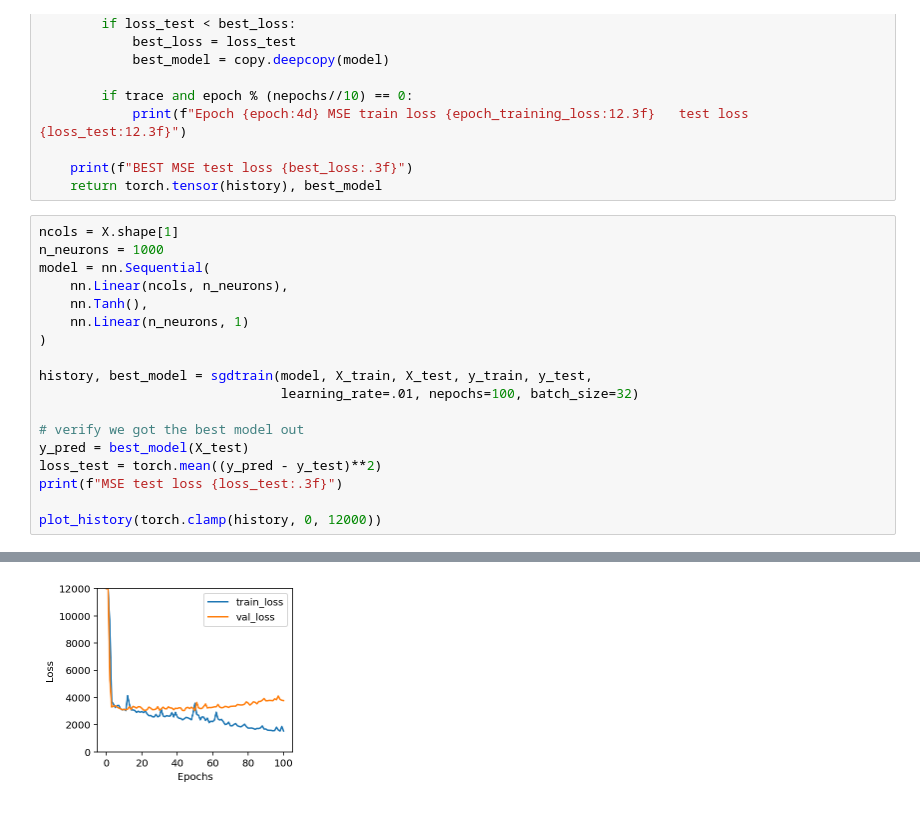
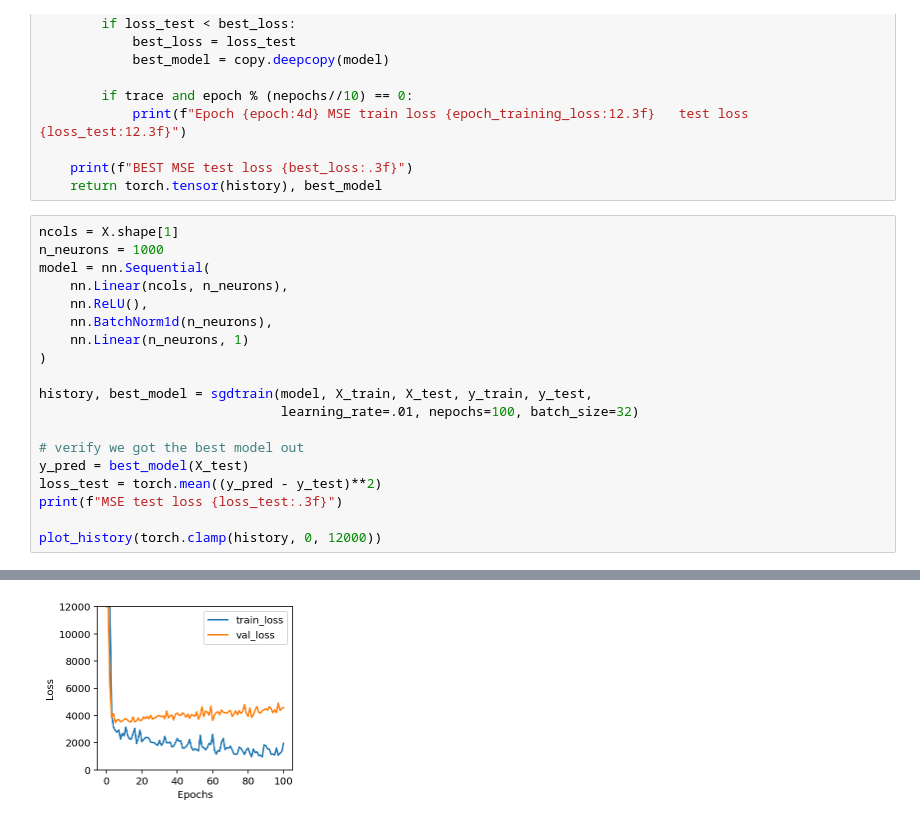
Before and after one commit to parrt/fundamentals-of-deep-learning, a Jupyter notebook: notebooks/diabetes-minibatch.ipynb, the cells around one changed output, grey strips where cells are left out. Saved outputs shown, nothing was run; the diff lists cells and outputs as text.

```diff
--- a/notebooks/diabetes-minibatch.ipynb
+++ b/notebooks/diabetes-minibatch.ipynb
@@ -140,7 +142,8 @@ ncols = X.shape[1]
 n_neurons = 1000
 model = nn.Sequential(
     nn.Linear(ncols, n_neurons),
-    nn.Tanh(),
+    nn.ReLU(),
+    nn.BatchNorm1d(n_neurons),
     nn.Linear(n_neurons, 1)
 )
 
@@ -170,4 +173,4 @@ MSE test loss 3034.060
-[figure, old version]
+[figure, new version]
 # %%
 fig, axes = plt.subplots(1, 4,figsize=(12,2.5))
 
```
Also changed, not shown: parts of 4 cells of this notebook, 1 other file.
